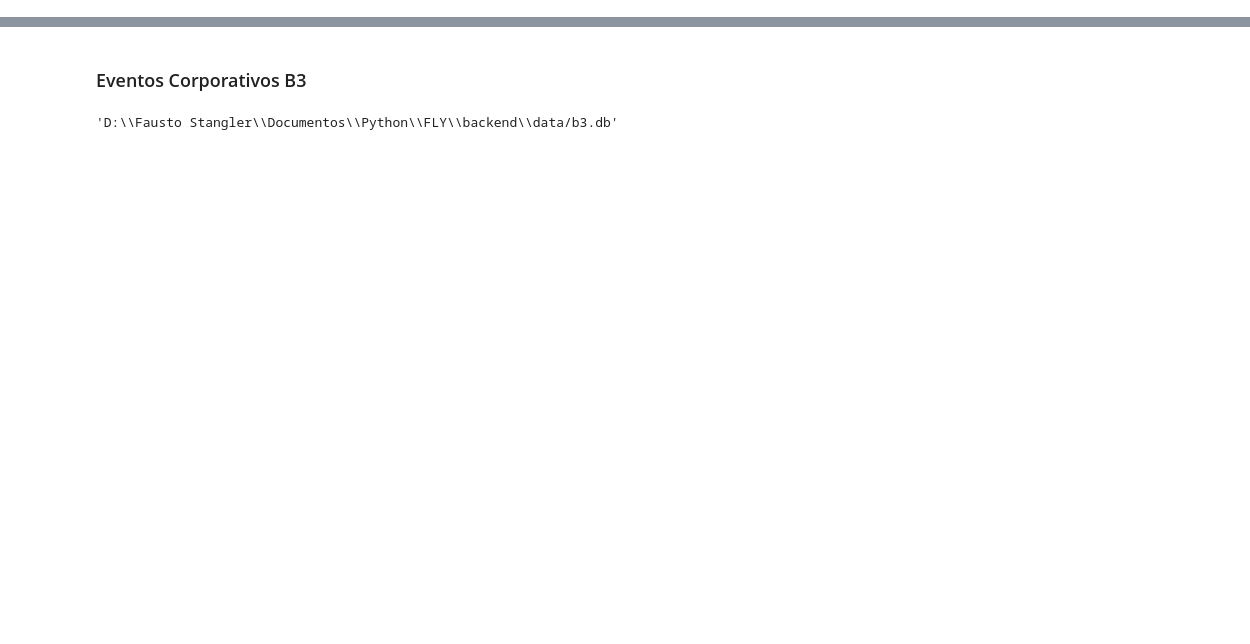
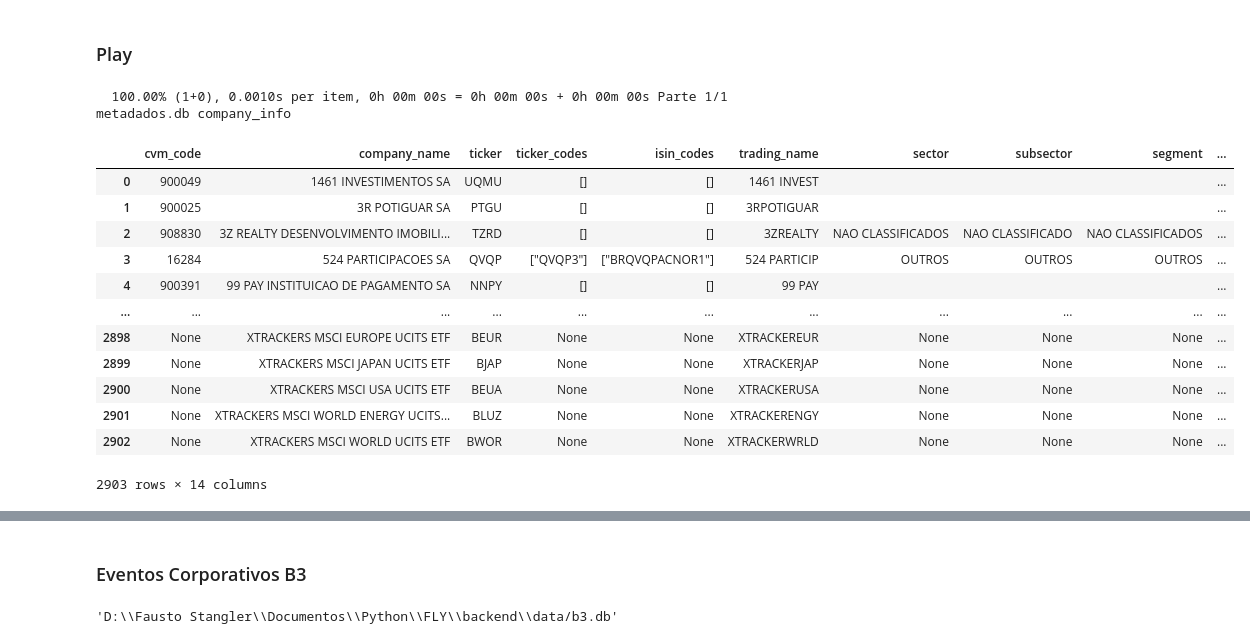
Before and after one commit to faustostangler/FLY_OLD, a Jupyter notebook: playground.ipynb, the cells around one changed output, grey strips where cells are left out. Drawn from its saved outputs; the diff is of its cells as text; code cells hidden in the pictures; blank space fills up the shorter version.

```diff
--- a/playground.ipynb
+++ b/playground.ipynb
@@ -5,0 +13,2 @@ import selenium
+# %% [markdown]
+### Play
@@ -5,0 +18,18 @@ import selenium
+# %%
+company_info = self.load_data(table_name=self.config.company_table, db_filepath=self.config.metadados_filepath)
+company_info
+# %% [output]
+  100.00% (1+0), 0.0010s per item, 0h 00m 00s = 0h 00m 00s + 0h 00m 00s Parte 1/1 metadados.db company_info
+|  | cvm_code | company_name | ticker | ticker_codes | isin_codes | trading_name | sector | subsector | segment | ... |
+| 0 | 900049 | 1461 INVESTIMENTOS SA | UQMU | [] | [] | 1461 INVEST |  |  |  | ... |
+| 1 | 900025 | 3R POTIGUAR SA | PTGU | [] | [] | 3RPOTIGUAR |  |  |  | ... |
+| 2 | 908830 | 3Z REALTY DESENVOLVIMENTO IMOBILI... | TZRD | [] | [] | 3ZREALTY | NAO CLASSIFICADOS | NAO CLASSIFICADO | NAO CLASSIFICADOS | ... |
+| 3 | 16284 | 524 PARTICIPACOES SA | QVQP | ["QVQP3"] | ["BRQVQPACNOR1"] | 524 PARTICIP | OUTROS | OUTROS | OUTROS | ... |
+| 4 | 900391 | 99 PAY INSTITUICAO DE PAGAMENTO SA | NNPY | [] | [] | 99 PAY |  |  |  | ... |
+| ... | ... | ... | ... | ... | ... | ... | ... | ... | ... | ... |
+| 2898 | None | XTRACKERS MSCI EUROPE UCITS ETF | BEUR | None | None | XTRACKEREUR | None | None | None | ... |
+| 2899 | None | XTRACKERS MSCI JAPAN UCITS ETF | BJAP | None | None | XTRACKERJAP | None | None | None | ... |
+| 2900 | None | XTRACKERS MSCI USA UCITS ETF | BEUA | None | None | XTRACKERUSA | None | None | None | ... |
+| 2901 | None | XTRACKERS MSCI WORLD ENERGY UCITS... | BLUZ | None | None | XTRACKERENGY | None | None | None | ... |
+| 2902 | None | XTRACKERS MSCI WORLD UCITS ETF | BWOR | None | None | XTRACKERWRLD | None | None | None | ... |
+2903 rows × 14 columns
```
Also changed, not shown: parts of 6 cells of this notebook, 9 other files.
